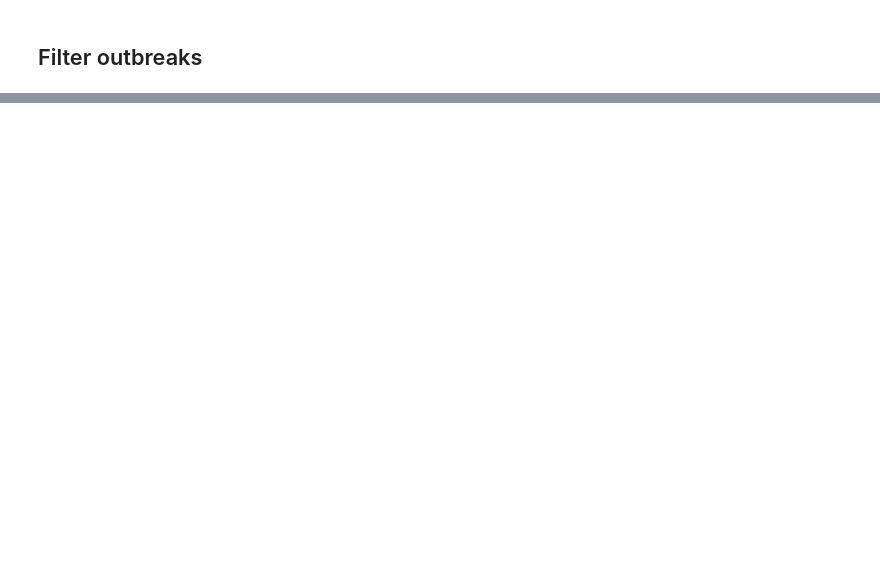
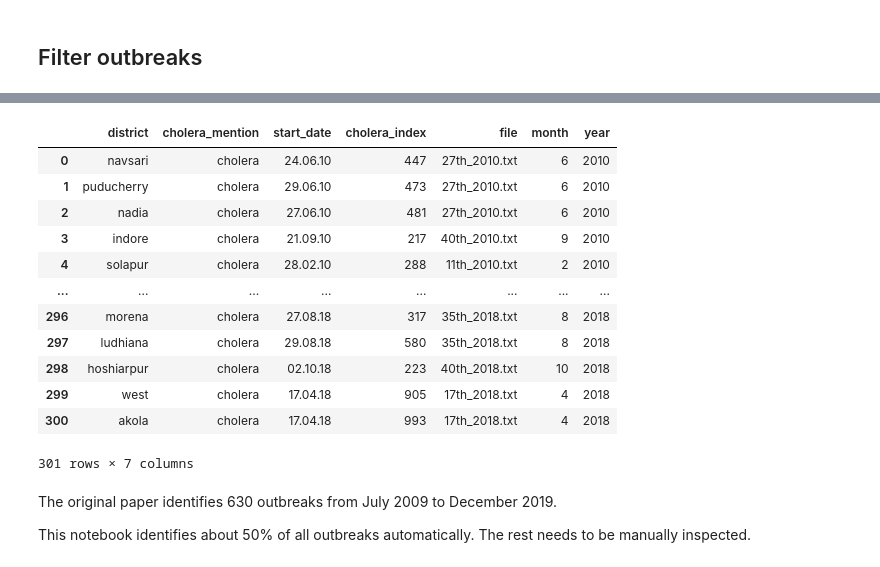
Before and after one commit to alexvmt/cholera_risk_modeling, a Jupyter notebook: preprocess_cholera_outbreaks.ipynb, the cells around one changed output, grey strips where cells are left out. Saved outputs shown, nothing was run; the diff lists cells and outputs as text; code cells hidden in the pictures; blank space fills up the shorter version.

```diff
--- a/preprocess_cholera_outbreaks.ipynb
+++ b/preprocess_cholera_outbreaks.ipynb
@@ -811,0 +386,21 @@ outbreaks_mapped.drop_duplicates().reset_index(drop=True).to_file('../data/chole
+# %%
+outbreaks_districts = outbreaks_districts[pd.notnull(outbreaks_districts['match'])].drop('match', axis=1).reset_index(drop=True)
+outbreaks_districts
+# %% [output]
+|  | district | cholera_mention | start_date | cholera_index | file | month | year |
+| 0 | navsari | cholera | 24.06.10 | 447 | 27th_2010.txt | 6 | 2010 |
+| 1 | puducherry | cholera | 29.06.10 | 473 | 27th_2010.txt | 6 | 2010 |
+| 2 | nadia | cholera | 27.06.10 | 481 | 27th_2010.txt | 6 | 2010 |
+| 3 | indore | cholera | 21.09.10 | 217 | 40th_2010.txt | 9 | 2010 |
+| 4 | solapur | cholera | 28.02.10 | 288 | 11th_2010.txt | 2 | 2010 |
+| ... | ... | ... | ... | ... | ... | ... | ... |
+| 296 | morena | cholera | 27.08.18 | 317 | 35th_2018.txt | 8 | 2018 |
+| 297 | ludhiana | cholera | 29.08.18 | 580 | 35th_2018.txt | 8 | 2018 |
+| 298 | hoshiarpur | cholera | 02.10.18 | 223 | 40th_2018.txt | 10 | 2018 |
+| 299 | west | cholera | 17.04.18 | 905 | 17th_2018.txt | 4 | 2018 |
+| 300 | akola | cholera | 17.04.18 | 993 | 17th_2018.txt | 4 | 2018 |
+301 rows × 7 columns
+# %% [markdown]
+The original paper identifies 630 outbreaks from July 2009 to December 2019.
+
+This notebook identifies about 50% of all outbreaks automatically. The rest needs to be manually inspected.
```
Also changed, not shown: parts of 140 cells of this notebook.
